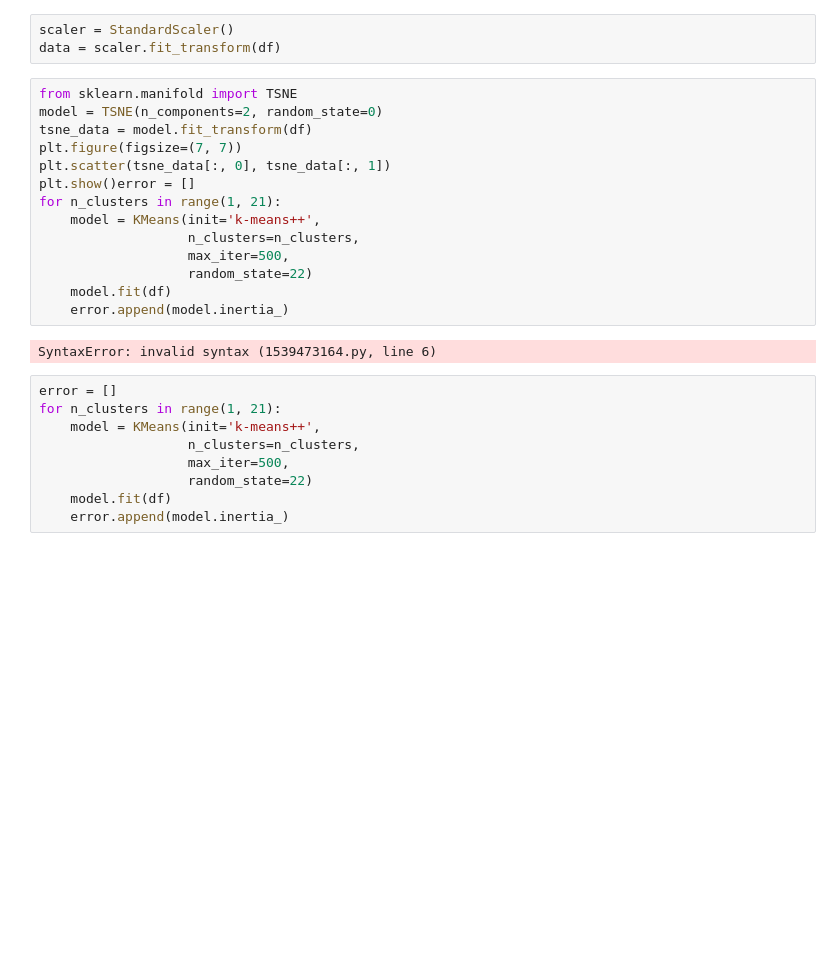
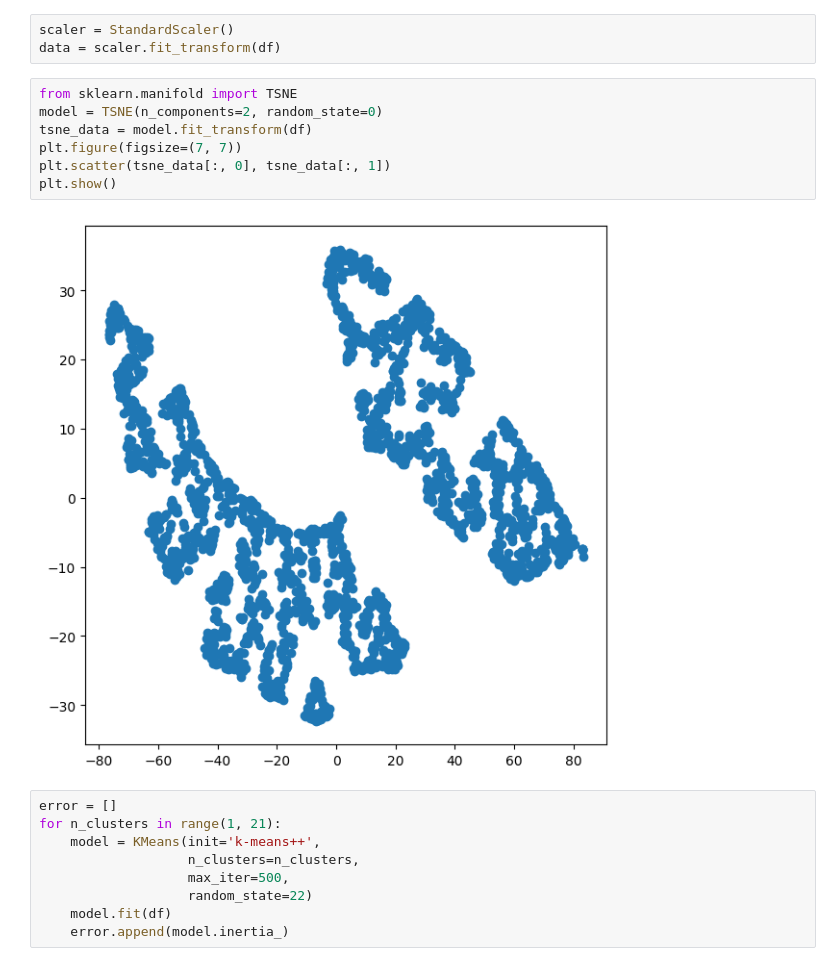
Before and after one commit to chien145/Assigment_w8, a Jupyter notebook: bai 4.ipynb, the cells around one changed output. Cells and saved outputs as stored; diff of their text form; blank space fills up the shorter version.

```diff
--- a/bai 4.ipynb
+++ b/bai 4.ipynb
@@ -148,19 +148,12 @@ data = scaler.fit_transform(df)
 # %%
 from sklearn.manifold import TSNE
 model = TSNE(n_components=2, random_state=0)
 tsne_data = model.fit_transform(df)
 plt.figure(figsize=(7, 7))
 plt.scatter(tsne_data[:, 0], tsne_data[:, 1])
-plt.show()error = []
-for n_clusters in range(1, 21):
-    model = KMeans(init='k-means++',
-                   n_clusters=n_clusters,
-                   max_iter=500,
-                   random_state=22)
-    model.fit(df)
-    error.append(model.inertia_)
+plt.show()
 # %% [output]
-SyntaxError: invalid syntax (1539473164.py, line 6)
+[figure, added]
 # %%
 error = []
 for n_clusters in range(1, 21):
```
Also changed, not shown: parts of 2 cells of this notebook.
